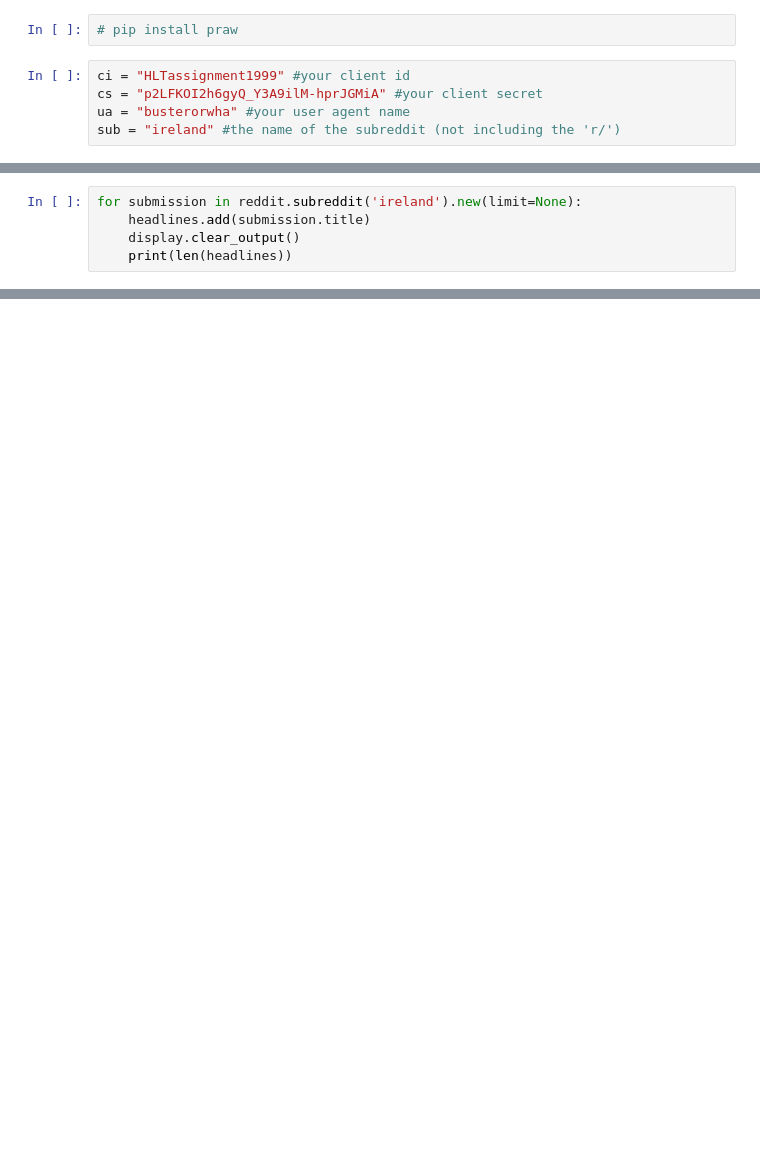
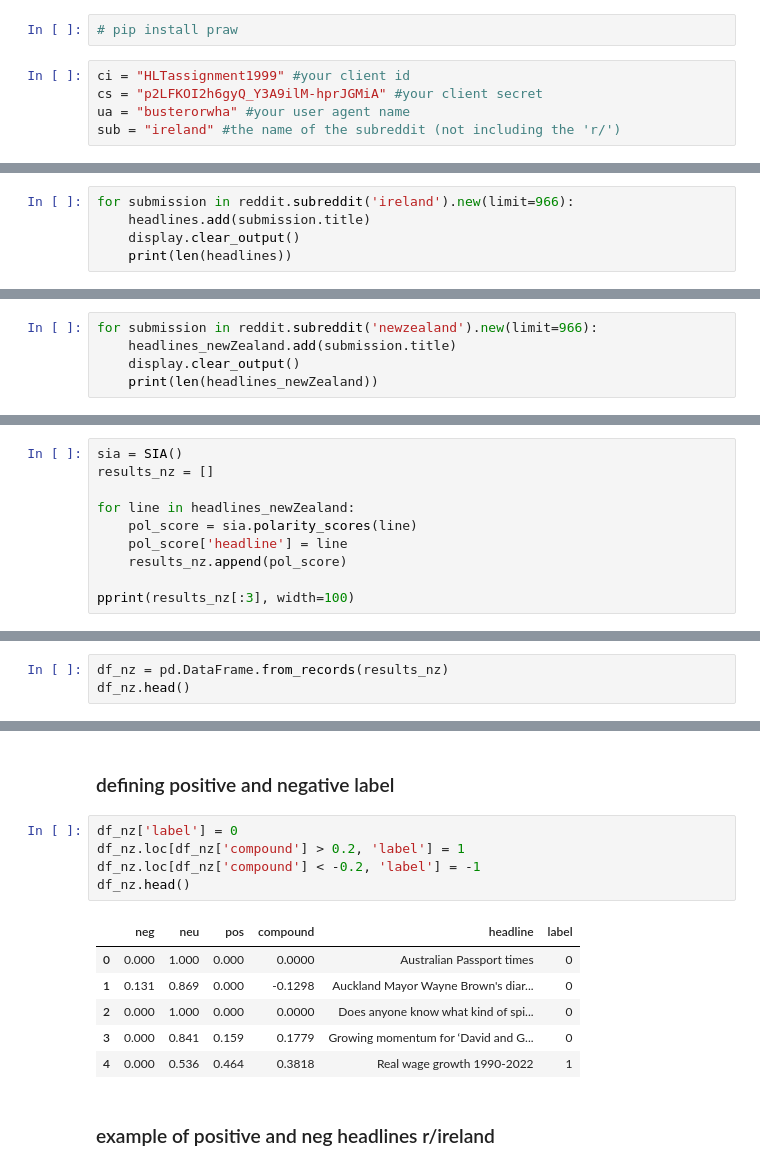
Before and after one commit to Gus1616/investigation_of_language_styles_reddit, a Jupyter notebook: 17350796_reddit_assignment_notebook.ipynb, the cells around one changed output, grey strips where cells are left out. Saved outputs shown, nothing was run; the diff lists cells and outputs as text; blank space fills up the shorter version.

```diff
--- a/17350796_reddit_assignment_notebook.ipynb
+++ b/17350796_reddit_assignment_notebook.ipynb
@@ -59,5 +63,5 @@ headlines = set()
 # %%
-for submission in reddit.subreddit('ireland').new(limit=None):
+for submission in reddit.subreddit('ireland').new(limit=966):
     headlines.add(submission.title)
     display.clear_output()
     print(len(headlines))
@@ -65,0 +70,5 @@ for submission in reddit.subreddit('ireland').new(limit=None):
+# %%
+for submission in reddit.subreddit('newzealand').new(limit=966):
+    headlines_newZealand.add(submission.title)
+    display.clear_output()
+    print(len(headlines_newZealand))
@@ -161,0 +106,10 @@ plt.show()
+# %%
+sia = SIA()
+results_nz = []
+
+for line in headlines_newZealand:
+    pol_score = sia.polarity_scores(line)
+    pol_score['headline'] = line
+    results_nz.append(pol_score)
+
+pprint(results_nz[:3], width=100)
@@ -161,0 +156,3 @@ plt.show()
+# %%
+df_nz = pd.DataFrame.from_records(results_nz)
+df_nz.head()
@@ -161,0 +166,16 @@ plt.show()
+# %% [markdown]
+### defining positive and negative label
+# %%
+df_nz['label'] = 0
+df_nz.loc[df_nz['compound'] > 0.2, 'label'] = 1
+df_nz.loc[df_nz['compound'] < -0.2, 'label'] = -1
+df_nz.head()
+# %% [output]
+|  | neg | neu | pos | compound | headline | label |
+| 0 | 0.000 | 1.000 | 0.000 | 0.0000 | Australian Passport times | 0 |
+| 1 | 0.131 | 0.869 | 0.000 | -0.1298 | Auckland Mayor Wayne Brown's diar... | 0 |
+| 2 | 0.000 | 1.000 | 0.000 | 0.0000 | Does anyone know what kind of spi... | 0 |
+| 3 | 0.000 | 0.841 | 0.159 | 0.1779 | Growing momentum for ‘David and G... | 0 |
+| 4 | 0.000 | 0.536 | 0.464 | 0.3818 | Real wage growth 1990-2022 | 1 |
+# %% [markdown]
+### example of positive and neg headlines r/ireland
```
Also changed, not shown: parts of 33 cells of this notebook, 2 other files.
